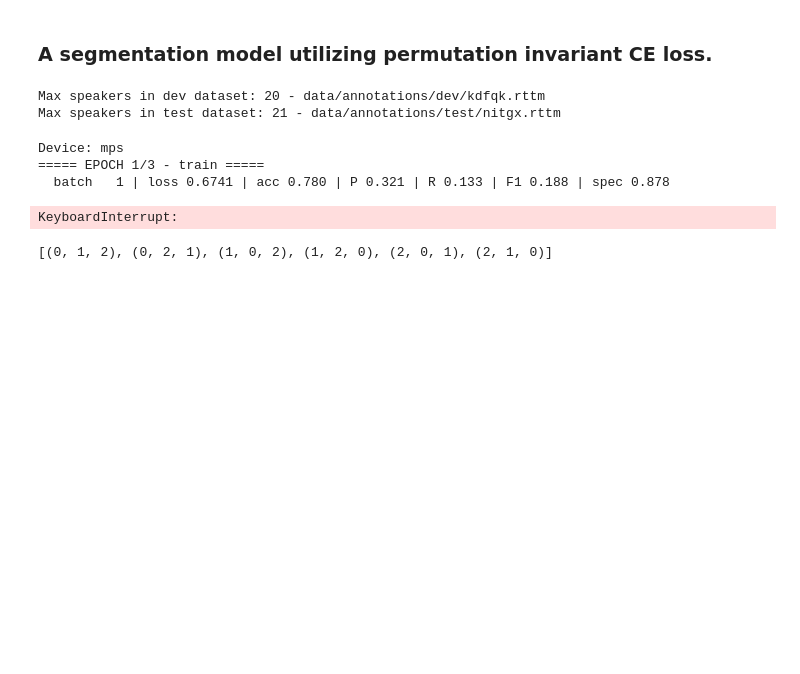
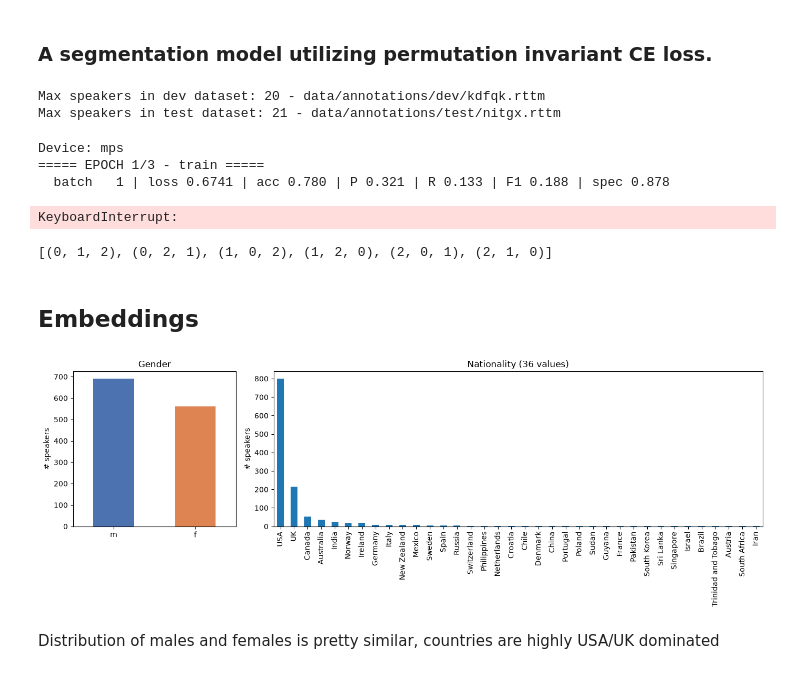
Before and after one commit to ALEGATOR1209/kse-deep-audio-lab2, a Jupyter notebook: lab2.ipynb, the cells around one changed output. Cells and saved outputs as stored; diff of their text form; code cells hidden in the pictures; blank space fills up the shorter version.

```diff
--- a/lab2.ipynb
+++ b/lab2.ipynb
@@ -339,3 +291,32 @@ gantt(ax[2], probs_w.cpu().numpy(), [f"slot {i}" for i in range(tgt.shape[1])],
       "3. Prediction — sigmoid, PIT-aligned (line height = probability)")
 ax[2].set_xlabel("time (s)")
 plt.tight_layout(); plt.show()
+# %% [markdown]
+## Embeddings
+# %%
+import pandas as pd
+import matplotlib.pyplot as plt
+
+meta = pd.read_csv("data/vox_celeb/vox1_meta.csv", sep="\t")
+meta.columns = meta.columns.str.strip()
+meta = meta.rename(
+    columns={"VoxCeleb1 ID": "speaker", "Gender": "gender", "Nationality": "country", "Set": "split"}
+)
+
+fig, (ax1, ax2) = plt.subplots(1, 2, figsize=(14, 5), gridspec_kw={"width_ratios": [1, 3]})
+
+meta["gender"].value_counts().plot.bar(ax=ax1, color=["#4c72b0", "#dd8452"])
+ax1.set(title="Gender", xlabel="", ylabel="# speakers")
+ax1.tick_params(axis="x", rotation=0)
+
+nat = meta["country"].value_counts()
+nat.plot.bar(ax=ax2)
+ax2.set(title=f"Nationality ({nat.size} values)", xlabel="", ylabel="# speakers")
+ax2.tick_params(axis="x", rotation=90)
+
+fig.tight_layout()
+plt.show()
+# %% [output]
+[figure, added]
+# %% [markdown]
+Distribution of males and females is pretty similar, countries are highly USA/UK dominated
```
Also changed, not shown: parts of 11 cells of this notebook, 3 other files.
